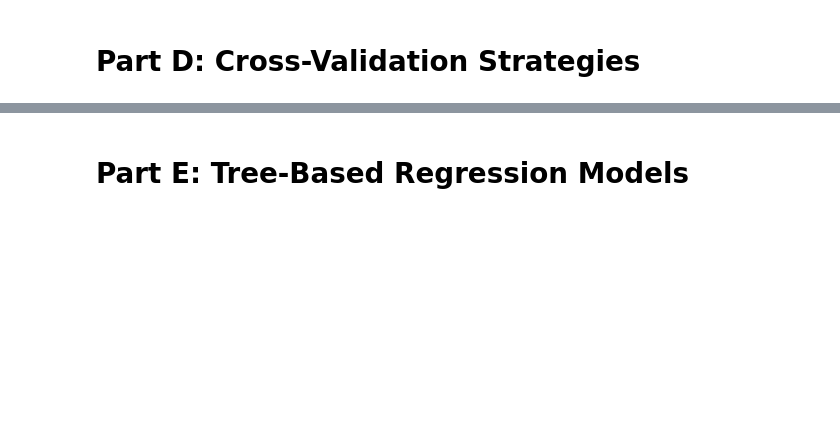
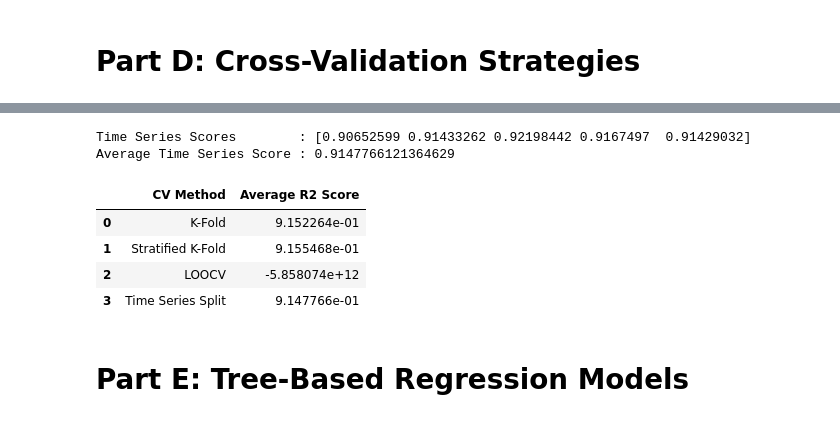
Before and after one commit to krisha12345819/Supervised-Learning-Robust-Regression-Engine, a Jupyter notebook: Robust_Regression_Engine.ipynb, the cells around one changed output, grey strips where cells are left out. Cells and saved outputs as stored; diff of their text form; code cells hidden in the pictures; blank space fills up the shorter version.

```diff
--- a/Robust_Regression_Engine.ipynb
+++ b/Robust_Regression_Engine.ipynb
@@ -199,0 +288,9 @@ R2 Score: 0.92
+# %%
+y_bins = pd.qcut(y_train, q=5, labels=False)
+
+skf = StratifiedKFold(n_splits=5, shuffle=True, random_state=42)
+
+skf_scores = cross_val_score(ridge, X_train_scal, y_train, cv=skf.split(X_train_scal, y_bins), scoring='r2')
+
+print("Stratified K-Fold R2 Scores :", skf_scores)
+print("Average Stratified R2 Score :", np.mean(skf_scores))
@@ -199,0 +300,7 @@ R2 Score: 0.92
+# %%
+loo = LeaveOneOut()
+
+loo_scores = cross_val_score( ridge, X_train_scal[:200], y_train.iloc[:200], cv=loo, scoring='neg_mean_squared_error')
+
+print("LOOCV R2 Score      :", loo_scores)
+print("Average LOOCV Score :", np.mean(loo_scores))
@@ -200,2 +325,33 @@ R2 Score: 0.92
+# %%
+tscv = TimeSeriesSplit(n_splits=5)
+
+ts_scores = cross_val_score(ridge, X_train_scal, y_train, cv=tscv, scoring='r2')
+
+print("Time Series Scores        :", ts_scores)
+print("Average Time Series Score :", np.mean(ts_scores))
+# %% [output]
+Time Series Scores        : [0.90652599 0.91433262 0.92198442 0.9167497  0.91429032]
+Average Time Series Score : 0.9147766121364629
+# %%
+cv_results = pd.DataFrame({
+    "CV Method": [
+        "K-Fold",
+        "Stratified K-Fold",
+        "LOOCV",
+        "Time Series Split"],
+
+    "Average R2 Score": [
+        np.mean(kf_scores),
+        np.mean(skf_scores),
+        np.mean(loo_scores),
+        np.mean(ts_scores)]})
+
+cv_results
+# %% [output]
+|  | CV Method | Average R2 Score |
+| 0 | K-Fold | 9.152264e-01 |
+| 1 | Stratified K-Fold | 9.155468e-01 |
+| 2 | LOOCV | -5.858074e+12 |
+| 3 | Time Series Split | 9.147766e-01 |
 # %% [markdown]
 # **Part E: Tree-Based Regression Models**
```
Also changed, not shown: parts of 15 cells of this notebook.
